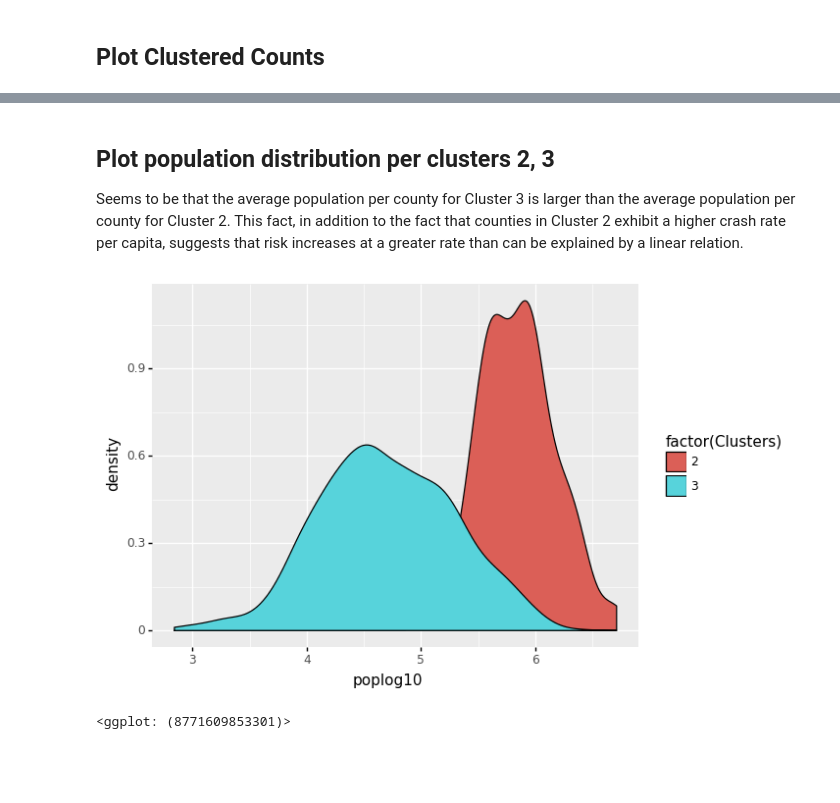
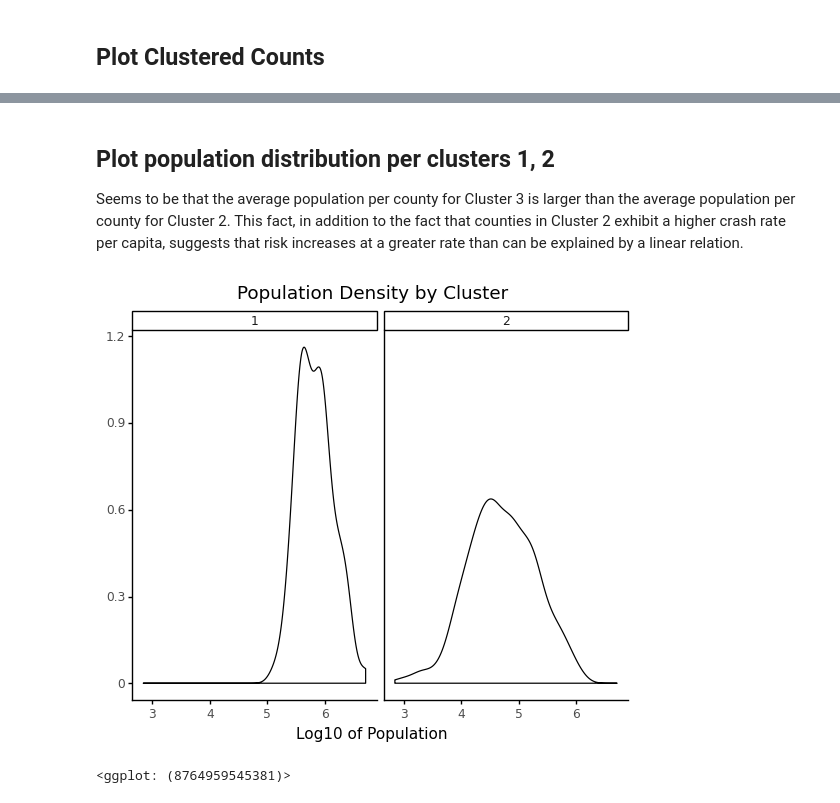
Before and after one commit to DJSherwood/ds_project1, a Jupyter notebook: crashes_and_covid.ipynb, the cells around one changed output, grey strips where cells are left out. Drawn from its saved outputs; the diff is of its cells as text; code cells hidden in the pictures; blank space fills up the shorter version.

```diff
--- a/crashes_and_covid.ipynb
+++ b/crashes_and_covid.ipynb
@@ -154,7 +98,7 @@ np_arr = data_pivot.to_numpy()
 reducer = umap.UMAP(n_neighbors=100, random_state=100)
 embeddings = reducer.fit_transform(np_arr)
 # create clusters via hdbscan
-hdb = hdbscan.HDBSCAN(min_cluster_size=30)
+hdb = hdbscan.HDBSCAN(min_cluster_size=35)
 scores = hdb.fit(embeddings)
 # %%
 # plot the clusters on the embeddings
@@ -212,6 +158,6 @@ from plotnine import geom_line, ggtitle
 # %%
 # load population data
-pop_df = pd.read_csv('/home/gopherguy14/datasets/covid_county_population.csv', engine='python')
+pop_df = pd.read_csv(home_dir + '/covid_county_population.csv', engine='python')
 # create a county variable without the word 'county'
 pop_df['County'] = pop_df['County Name'].str.split(' ',expand=True)[0]
 # filter out the 'statewide' category
@@ -260,7 +211,7 @@ data_for_plot3 = data_for_plot3[data_for_plot3['Clusters'] > 1.0]
 # %% [markdown]
-## Plot population distribution per clusters 2, 3
+## Plot population distribution per clusters 1, 2
 Seems to be that the average population per county for Cluster 3 is larger than the average population per county for Cluster 2. This fact, in addition to the fact that counties in Cluster 2 exhibit a higher crash rate per capita, suggests that risk increases at a greater rate than can be explained by a linear relation.
 # %%
 data_for_plot4 = cluster_pop.dropna(axis=0).copy()
+data_for_plot4 = data_for_plot4[data_for_plot4['Clusters'] > 0]
+data_for_plot4['poplog10'] = np.log10(data_for_plot4['population'])
-# %%
-data_for_plot4 = data_for_plot4[data_for_plot4['Clusters'] > 1]
@@ -271,9 +218,14 @@ from plotnine import geom_histogram, geom_density
 # %%
 (
     ggplot(data=data_for_plot4)
-    + aes(x='poplog10', fill='factor(Clusters)')
+    + aes(x='poplog10')
     + geom_density()
+    + facet_grid('. ~ Clusters')
+    + xlab('Log10 of Population')
+    + ylab('')
+    + ggtitle('Population Density by Cluster')
+    + theme_classic()
 )
 # %% [output]
-[figure, old version]
+[figure, new version]
-<ggplot: (8771609853301)>
+<ggplot: (8764959545381)>
```
Also changed, not shown: parts of 43 cells of this notebook.
